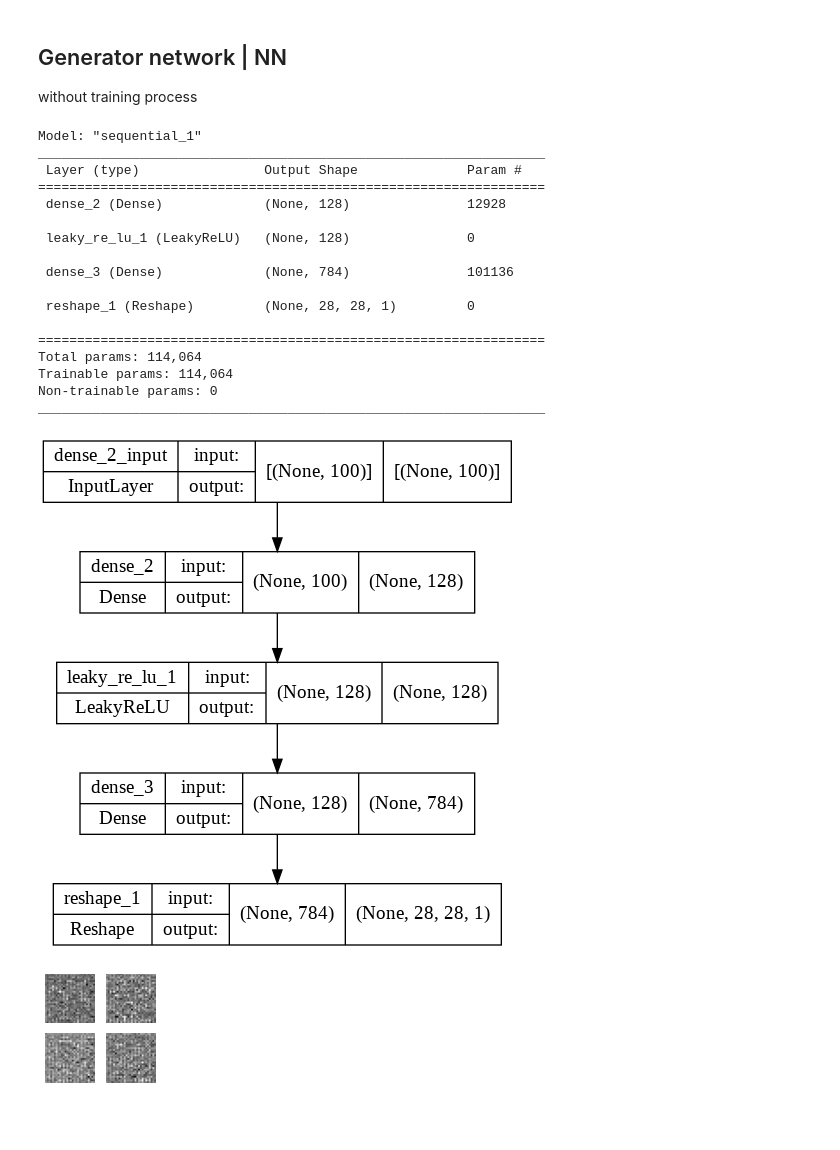
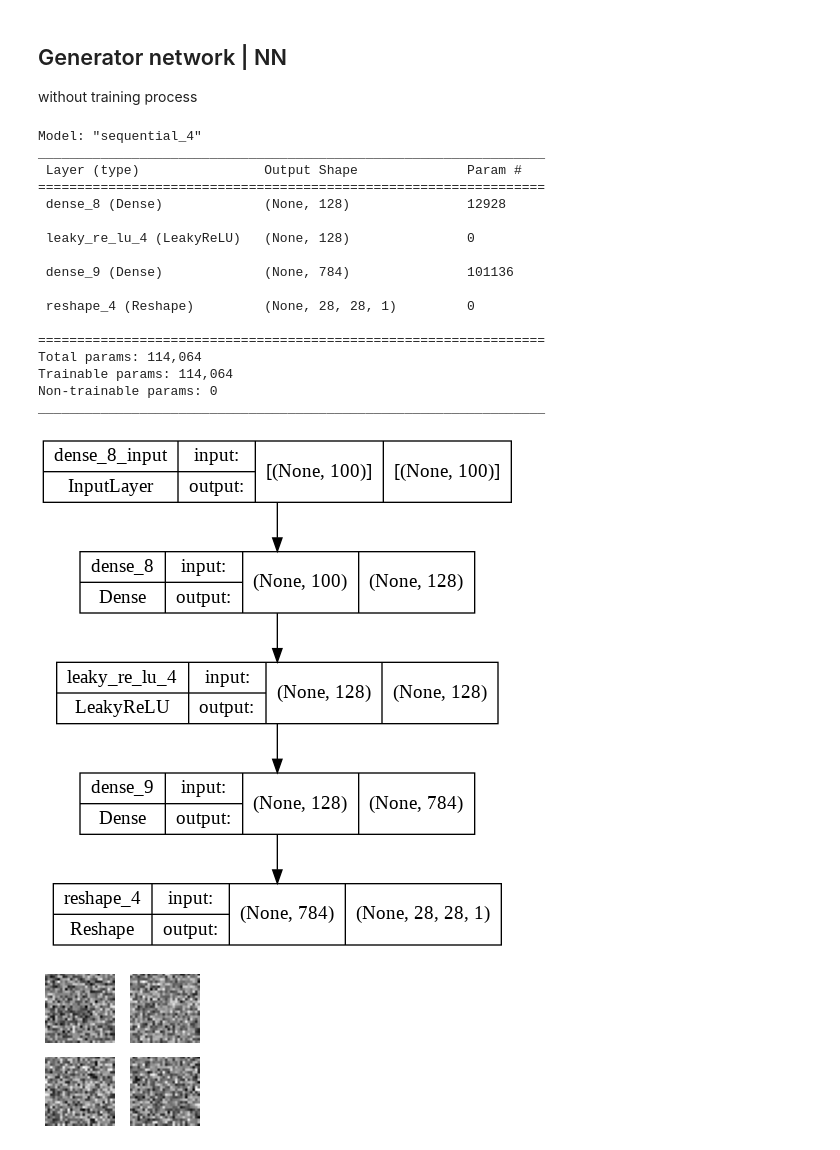
Before and after one commit to miokobayashii/summerschool2022, a Jupyter notebook: day02/GeneratorNetwork_MLP.ipynb, the cells around one changed output. Saved outputs shown, nothing was run; the diff lists cells and outputs as text; code cells hidden in the pictures; blank space fills up the shorter version.

```diff
--- a/day02/GeneratorNetwork_MLP.ipynb
+++ b/day02/GeneratorNetwork_MLP.ipynb
@@ -16,8 +16,8 @@ from keras.models import Sequential
 from keras.optimizers import adam_v2
 from tensorflow.keras.utils import plot_model
 # %%
-img_rows = 28
-img_cols = 28
+img_rows = 28*1
+img_cols = 28*1
 channels = 1
 
 img_shape = (img_rows, img_cols, channels)
@@ -35,7 +35,7 @@ def build_generator(img_shape, z_dim):
     model.add(LeakyReLU(alpha=0.01))
 
     # Output layer with tanh activation
-    model.add(Dense(28 * 28 * 1, activation='tanh'))
+    model.add(Dense(img_shape[0] * img_shape[1] * 1, activation='tanh'))
 
     # Reshape the Generator output to image dimensions
     model.add(Reshape(img_shape))
@@ -49,44 +49,44 @@ generator.compile(loss='binary_crossentropy',
 generator.summary()
 plot_model(generator, to_file='model.png', show_shapes=True)
 # %% [output]
-Model: "sequential_1"
+Model: "sequential_4"
 _________________________________________________________________
  Layer (type)                Output Shape              Param #
 =================================================================
- dense_2 (Dense)             (None, 128)               12928
+ dense_8 (Dense)             (None, 128)               12928
 
- leaky_re_lu_1 (LeakyReLU)   (None, 128)               0
+ leaky_re_lu_4 (LeakyReLU)   (None, 128)               0
 
- dense_3 (Dense)             (None, 784)               101136
+ dense_9 (Dense)             (None, 784)               101136
 
- reshape_1 (Reshape)         (None, 28, 28, 1)         0
+ reshape_4 (Reshape)         (None, 28, 28, 1)         0
 
 =================================================================
 Total params: 114,064
 Trainable params: 114,064
 Non-trainable params: 0
 _________________________________________________________________
-[figure, old version]
+[figure, new version]
 # %%
 image_grid_rows = 2
 image_grid_columns = 2
 z = np.random.normal(0, 1, (image_grid_rows*image_grid_columns ,z_dim))
 
 gen_imgs = generator.predict(z)
 gen_imgs = 0.5 * gen_imgs + 0.5 # [-1 1] --> [0 1]
 
 fig, axs = plt.subplots(image_grid_rows,
                             image_grid_columns,
-                            figsize=(2, 2),
+                            figsize=(gen_imgs.shape[1]/10, gen_imgs.shape[2]/10),
                             sharey=True,
                             sharex=True)
 
 
 cnt = 0
 for i in range(image_grid_rows):
     for j in range(image_grid_columns):
         axs[i, j].imshow(gen_imgs[cnt, :, :, 0], cmap='gray')
         axs[i, j].axis('off')
         cnt += 1
 # %% [output]
-[figure, old version]
+[figure, new version]
```
Also changed, not shown: 15 other files.
